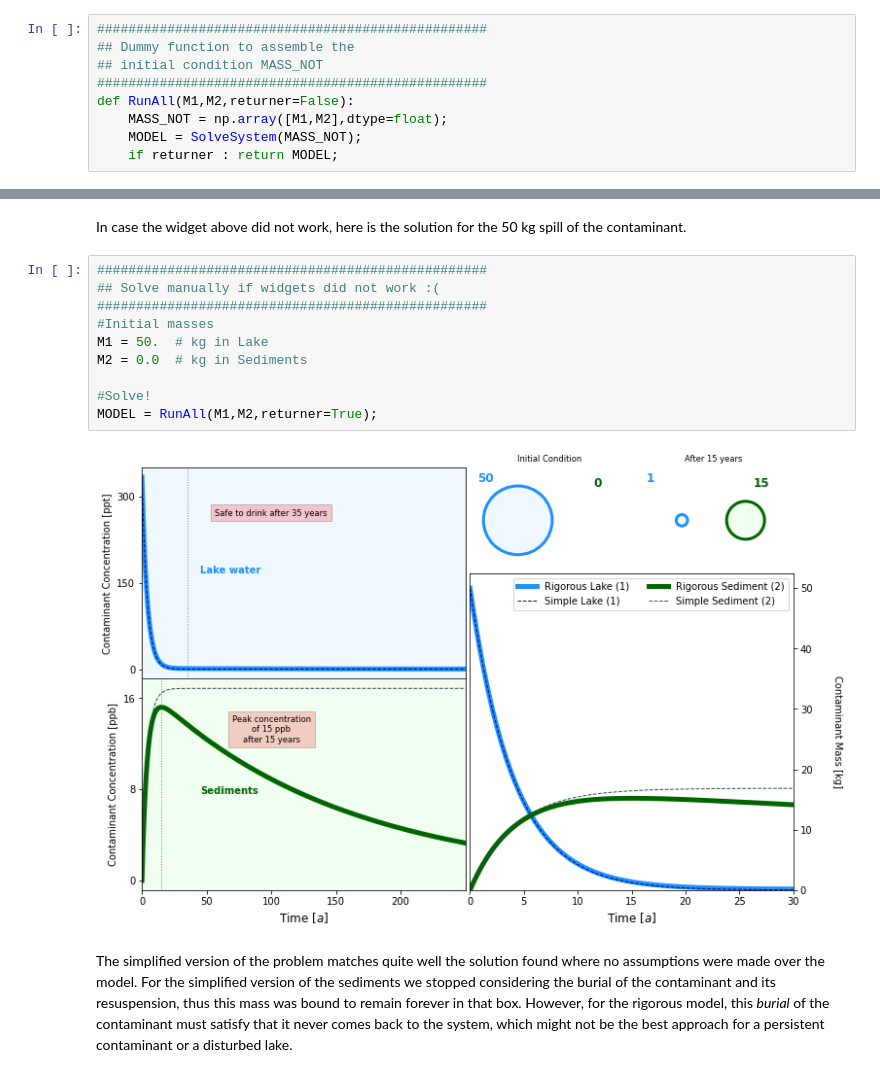
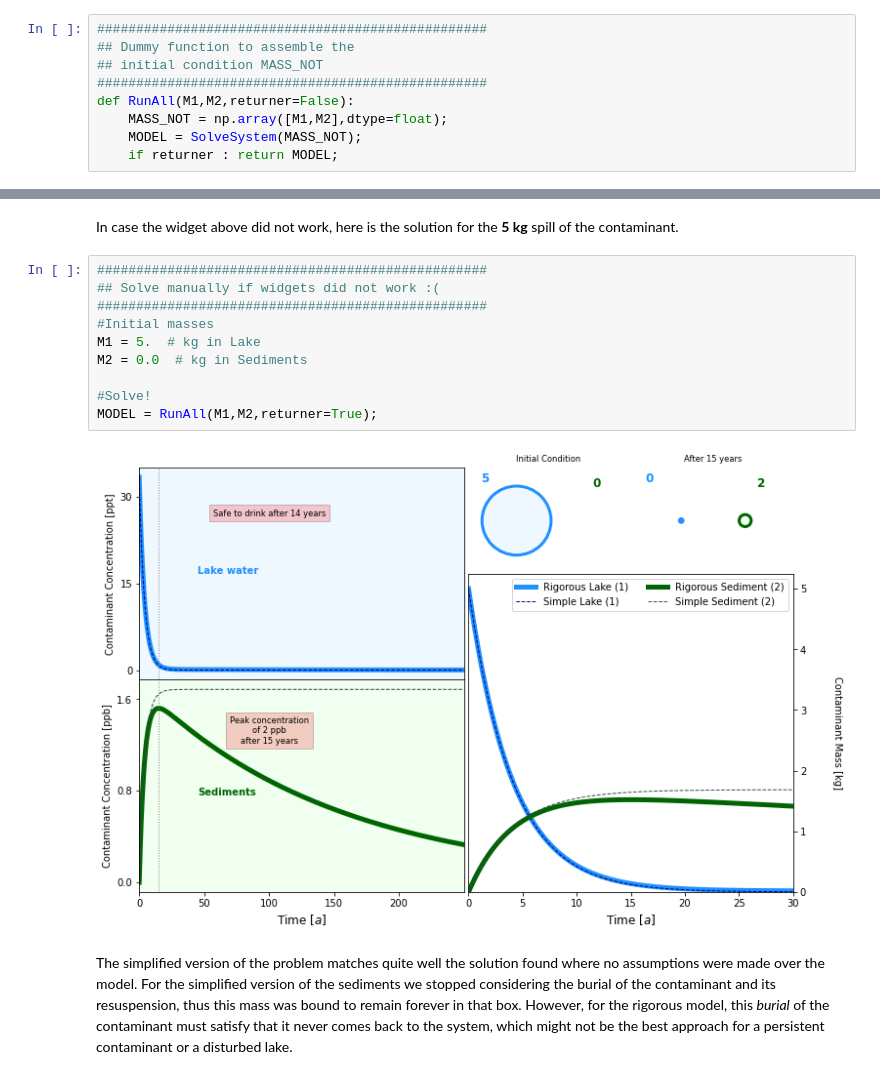
Before and after one commit to edsaac/Midterm_LakeSediments, a Jupyter notebook: SaavedraC_Midterm.ipynb, the cells around one changed output, grey strips where cells are left out. Drawn from its saved outputs; the diff is of its cells as text.

Commit message:
Changed 50kg to 5kg of initial contaminant

```diff
--- a/SaavedraC_Midterm.ipynb
+++ b/SaavedraC_Midterm.ipynb
@@ -588,17 +584,17 @@ interactive(children=(IntSlider(value=50, description='Lake (1)', step=2), IntSl
 # %% [markdown]
-In case the widget above did not work, here is the solution for the 50 kg spill of the contaminant.
+In case the widget above did not work, here is the solution for the **5 kg** spill of the contaminant.
 # %%
 ##################################################
 ## Solve manually if widgets did not work :(
 ##################################################
 #Initial masses
-M1 = 50.  # kg in Lake
+M1 = 5.  # kg in Lake
 M2 = 0.0  # kg in Sediments
 
 #Solve!
 MODEL = RunAll(M1,M2,returner=True);
 # %% [output]
-[figure, old version]
+[figure, new version]
 # %% [markdown]
 The simplified version of the problem matches quite well the solution found where no assumptions were made over the model. For the simplified version of the sediments we stopped considering the burial of the contaminant and its resuspension, thus this mass was bound to remain forever in that box. However, for the rigorous model, this *burial* of the contaminant must satisfy that it never comes back to the system, which might not be the best approach for a persistent contaminant or a disturbed lake.
 # %% [markdown]
```
Also changed, not shown: parts of 8 cells of this notebook, 1 other file.
